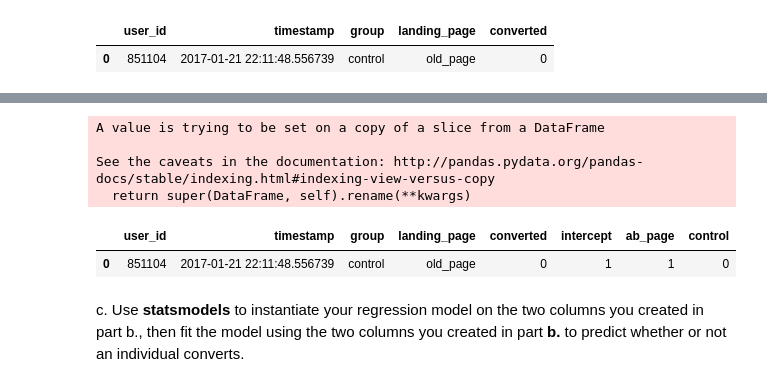
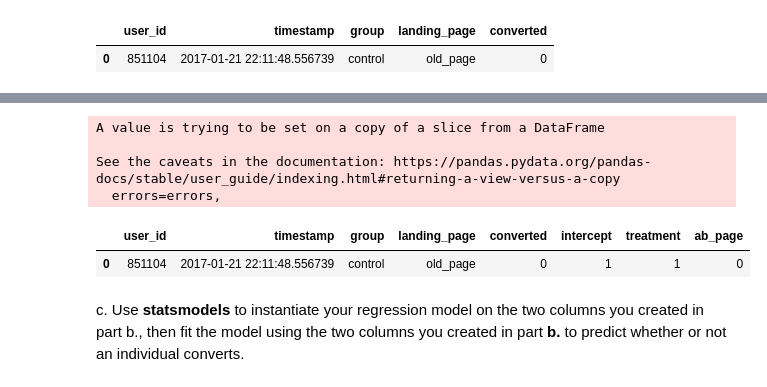
Before and after one commit to wythe0513/Analyze_AB_Test_Results, a Jupyter notebook: Analyze_ab_test_results_notebook.ipynb, the cells around one changed output, grey strips where cells are left out. Saved outputs shown, nothing was run; the diff lists cells and outputs as text; code cells hidden in the pictures.

```diff
--- a/Analyze_ab_test_results_notebook.ipynb
+++ b/Analyze_ab_test_results_notebook.ipynb
@@ -460,14 +454,14 @@ See the caveats in the documentation: http://pandas.pydata.org/pandas-docs/stabl
 | 0 | 851104 | 2017-01-21 22:11:48.556739 | control | old_page | 0 | 1 | 1 | 0 |
 # %%
 #rename the colums, 'treatment' to 'ab_page' as instructed in the above c
-df2.rename(columns={'treatment':'ab_page'}, inplace=True)
+df2.rename(columns={'control':'ab_page'}, inplace=True)
 df2.head(1)
 # %% [output]
 A value is trying to be set on a copy of a slice from a DataFrame
 
-See the caveats in the documentation: http://pandas.pydata.org/pandas-docs/stable/indexing.html#indexing-view-versus-copy
-  return super(DataFrame, self).rename(**kwargs)
+See the caveats in the documentation: https://pandas.pydata.org/pandas-docs/stable/user_guide/indexing.html#returning-a-view-versus-a-copy
+  errors=errors,
-|  | user_id | timestamp | group | landing_page | converted | intercept | ab_page | control |
+|  | user_id | timestamp | group | landing_page | converted | intercept | treatment | ab_page |
 | 0 | 851104 | 2017-01-21 22:11:48.556739 | control | old_page | 0 | 1 | 1 | 0 |
 # %% [markdown]
 c. Use **statsmodels** to instantiate your regression model on the two columns you created in part b., then fit the model using the two columns you created in part **b.** to predict whether or not an individual converts.
```
Also changed, not shown: parts of 30 cells of this notebook, 3 other files.
